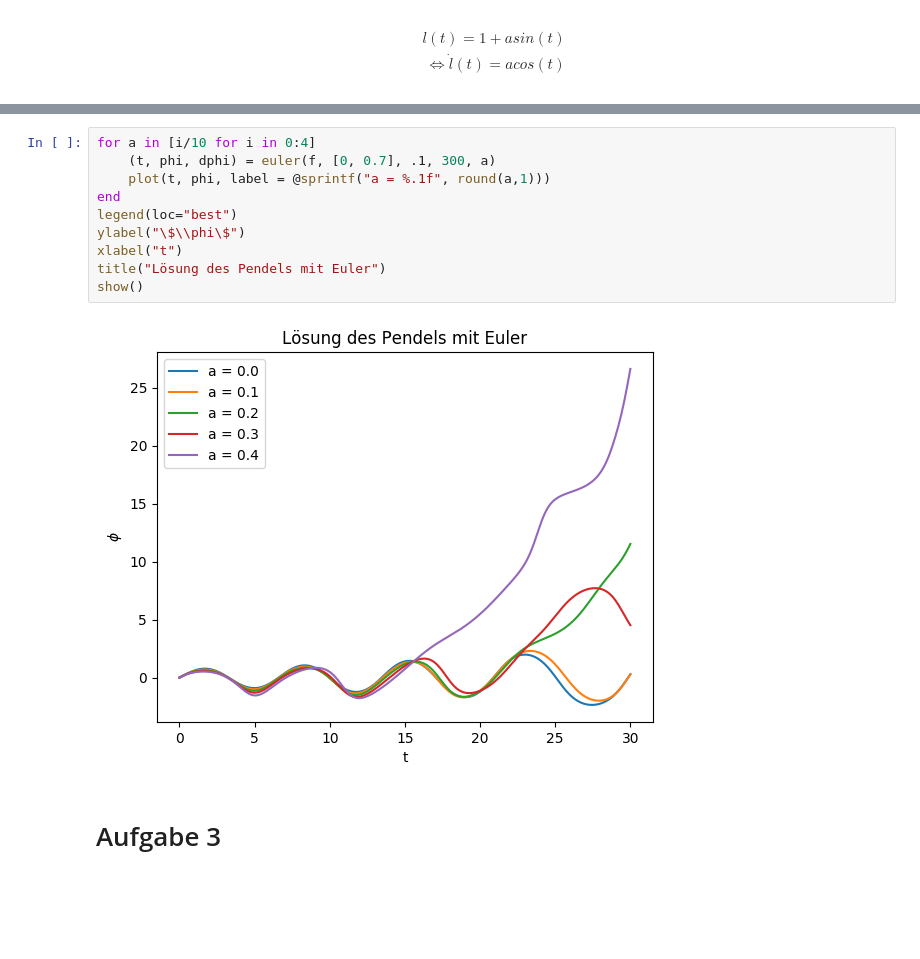
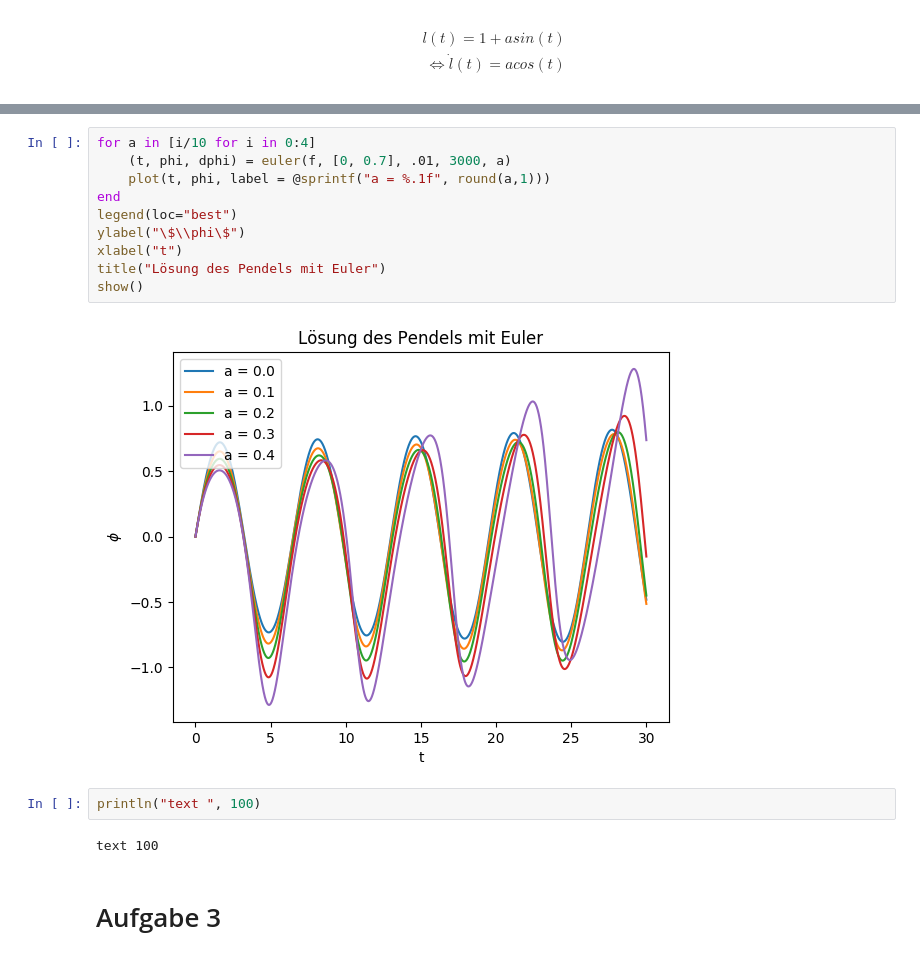
Before and after one commit to jasemi/Computerphysik-ss17-Uebungen, a Jupyter notebook: Uebung-5/Uebung5.ipynb, the cells around one changed output, grey strips where cells are left out. Drawn from its saved outputs; the diff is of its cells as text; blank space fills up the shorter version.

```diff
--- a/Uebung-5/Uebung5.ipynb
+++ b/Uebung-5/Uebung5.ipynb
@@ -41,15 +44,19 @@ euler (generic function with 2 methods)
 # %%
 for a in [i/10 for i in 0:4]
-    (t, phi, dphi) = euler(f, [0, 0.7], .1, 300, a)
+    (t, phi, dphi) = euler(f, [0, 0.7], .01, 3000, a)
     plot(t, phi, label = @sprintf("a = %.1f", round(a,1)))
 end
 legend(loc="best")
 ylabel("\$\\phi\$")
 xlabel("t")
 title("Lösung des Pendels mit Euler")
 show()
 # %% [output]
-[figure, old version]
+[figure, new version]
+# %%
+println("text ", 100)
+# %% [output]
+text 100
 # %% [markdown]
 # Aufgabe 3
 # %% [markdown]
```
Also changed, not shown: parts of 1 cell of this notebook, 1 other file.
